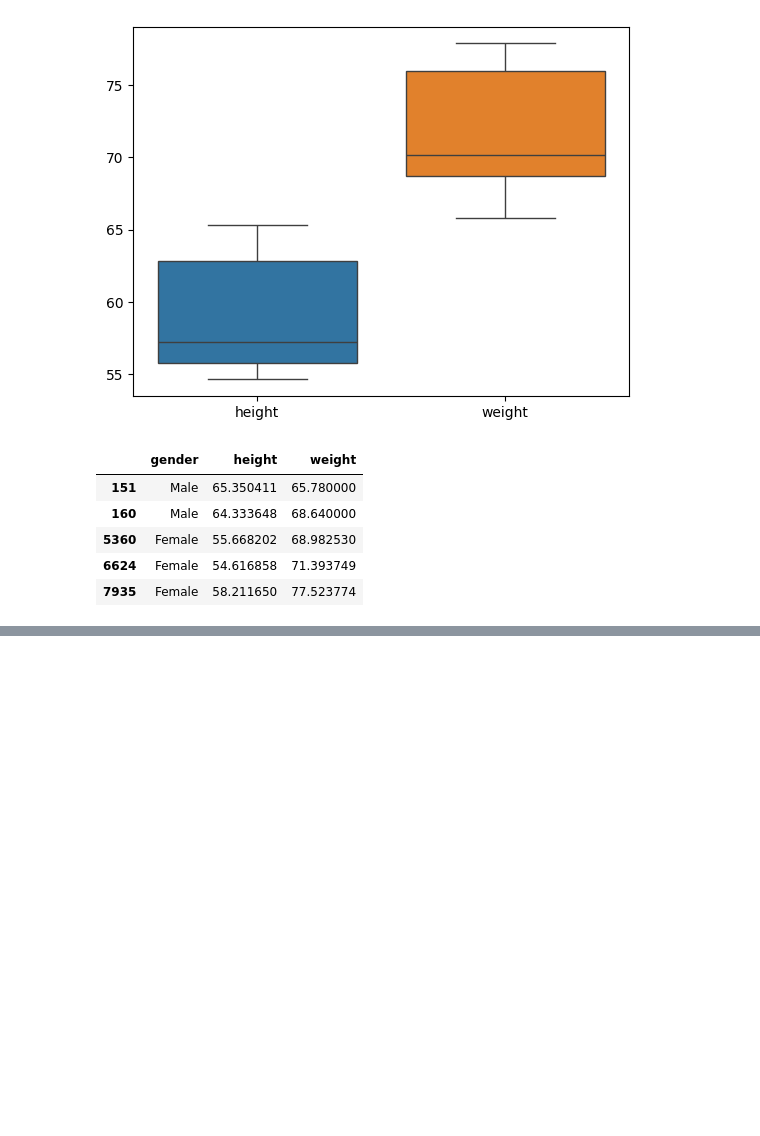
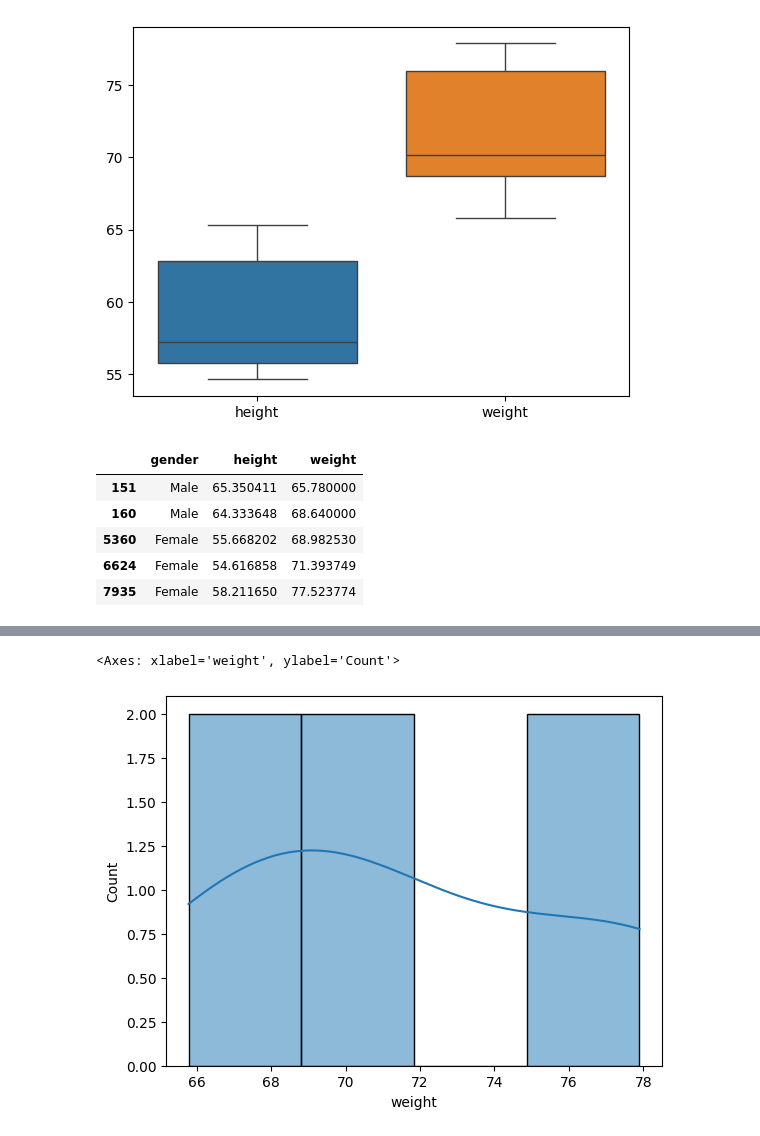
Before and after one commit to Md-Maruf-1727/Statistics, a Jupyter notebook: Outlier removing/outlier_Re_from_W_H.ipynb, the cells around one changed output, grey strips where cells are left out. Drawn from its saved outputs; the diff is of its cells as text; code cells hidden in the pictures; blank space fills up the shorter version.

```diff
--- a/Outlier removing/outlier_1.ipynb
+++ b/Outlier removing/outlier_Re_from_W_H.ipynb
@@ -279,0 +285,5 @@ df4.head()
+# %%
+sns.histplot(df4['weight'], kde=True)
+# %% [output]
+<Axes: xlabel='weight', ylabel='Count'>
+[figure, added]
```
Also changed, not shown: parts of 1 cell of this notebook, 4 other files.
